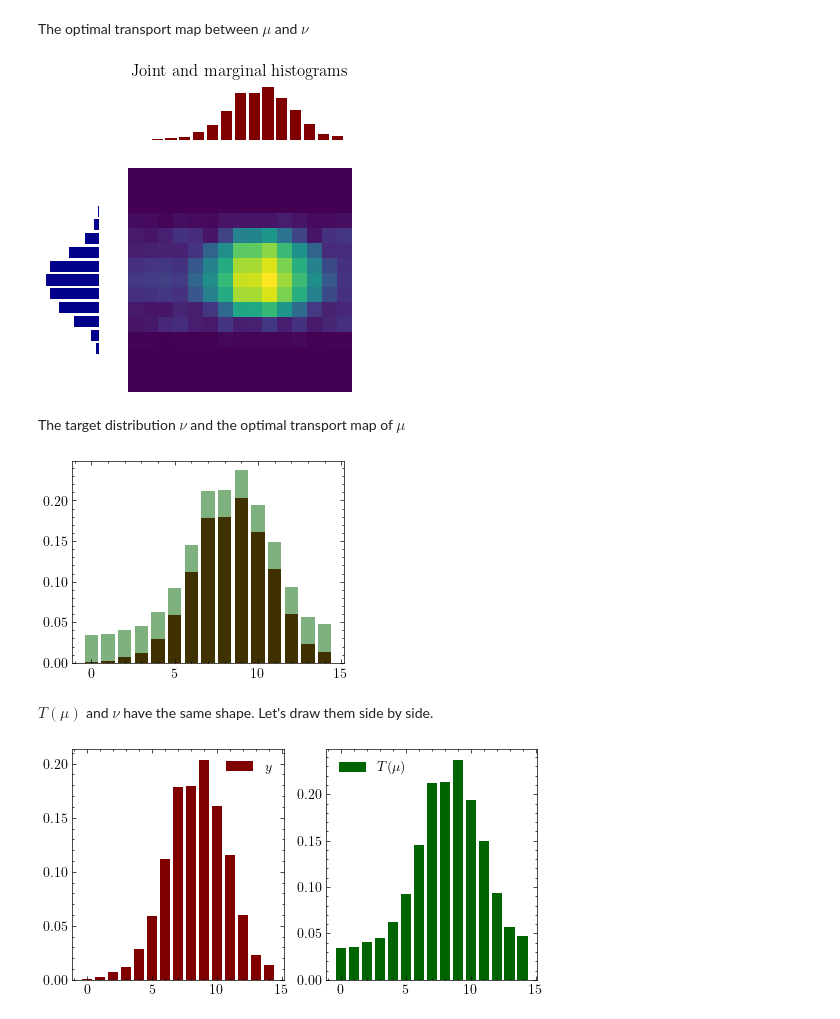
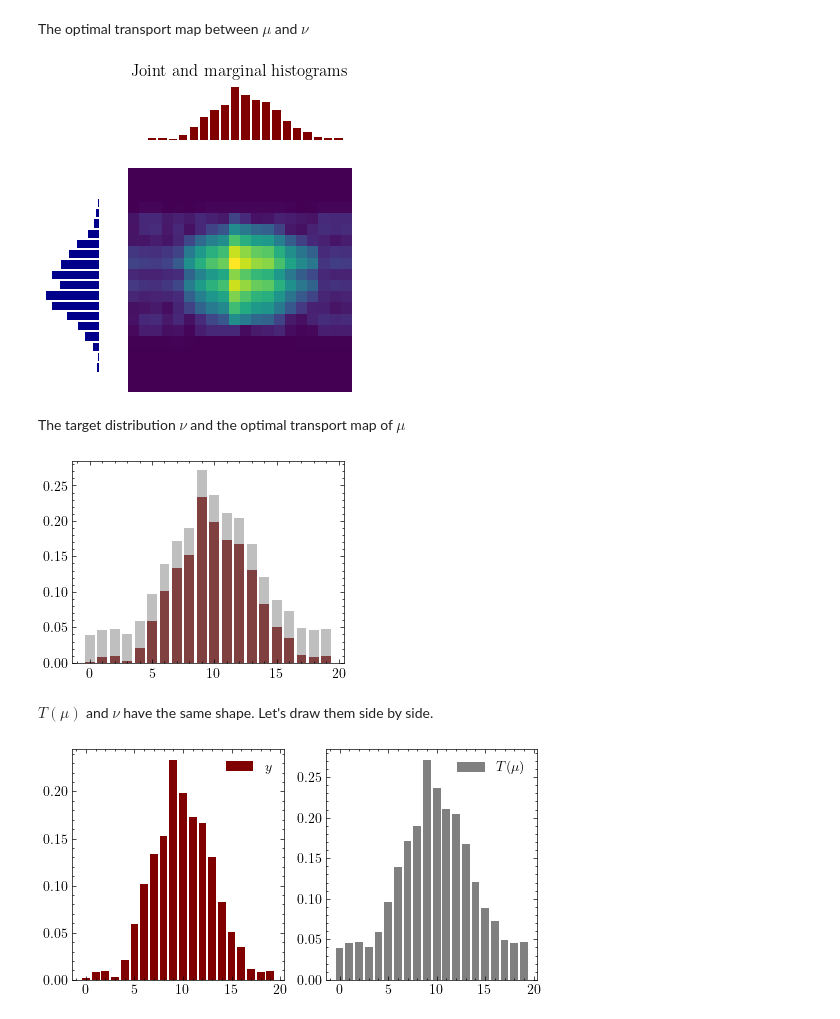
Before and after one commit to istmarc/optimal-transport, a Jupyter notebook: discrete/Linear program.ipynb, the cells around one changed output. Cells and saved outputs as stored; diff of their text form; code cells hidden in the pictures.

Commit message:
Update figures

```diff
--- a/discrete/Linear program.ipynb
+++ b/discrete/Linear program.ipynb
@@ -223,7 +223,7 @@ from matplotlib.gridspec import GridSpec
 # %% [markdown]
 **Generate n samples from $N(0,1)$**
 # %%
-n = 2000
+n = 1000
 x = np.random.randn(n)
 x.sort()
 fx = stats.norm.pdf(x)
@@ -262,8 +262,8 @@ def discretize(x, nbins, normalize = True):
         freq /= (width * n)
     return freq, inter
 # %%
-N = 15
-M = 15
+N = 20
+M = 20
 # %%
 freq_x, inter_x = discretize(x, N)
 plt.bar(inter_x, freq_x, color = "silver")
@@ -375,28 +375,28 @@ def plot_map(filename = ""):
     ax1.set_title("Joint and marginal histograms")
     plt.show()
 # %%
-plot_map("../_figures/joint and marginal histograms")
+plot_map("../_figures/linear_program")
 # %% [output]
-[figure, old version]
+[figure, new version]
 # %% [markdown]
 The target distribution $\nu$ and the optimal transport map of $\mu$
 # %%
 plt.bar(range(M), nu, color = "maroon")
-plt.bar(range(M), tmu, color = "darkgreen", alpha = 0.5)
+plt.bar(range(M), tmu, color = "grey", alpha = 0.5)
 plt.show()
 # %% [output]
-[figure, old version]
+[figure, new version]
 # %% [markdown]
 $T(\mu)$ and $\nu$ have the same shape. Let's draw them side by side.
 # %%
 fig, axes = plt.subplots(1, 2, figsize = (6, 3))
 axes[0].bar(range(M), nu, color = "maroon", label = "$y$")
 axes[0].legend()
-axes[1].bar(range(M), tmu, color = "darkgreen", label = "$T(\mu)$")
+axes[1].bar(range(M), tmu, color = "grey", label = "$T(\mu)$")
 axes[1].legend()
 plt.show()
 # %% [output]
-[figure, old version]
+[figure, new version]
 # %%
 plt.matshow(Z.transpose())
 plt.title("Optimal transport plan")
```
Also changed, not shown: parts of 11 cells of this notebook, 4 other files.
